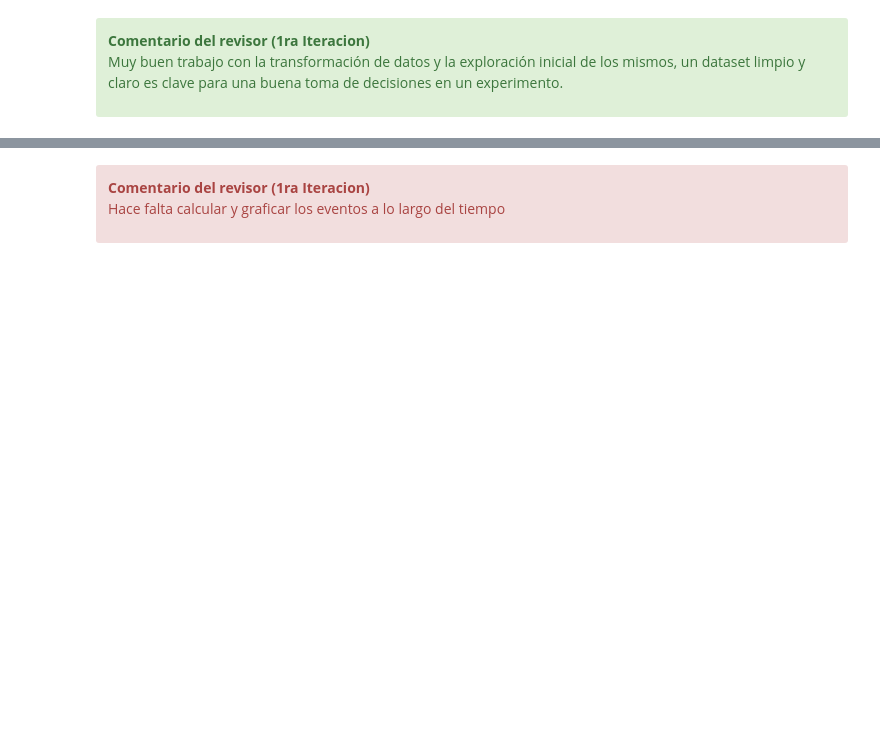
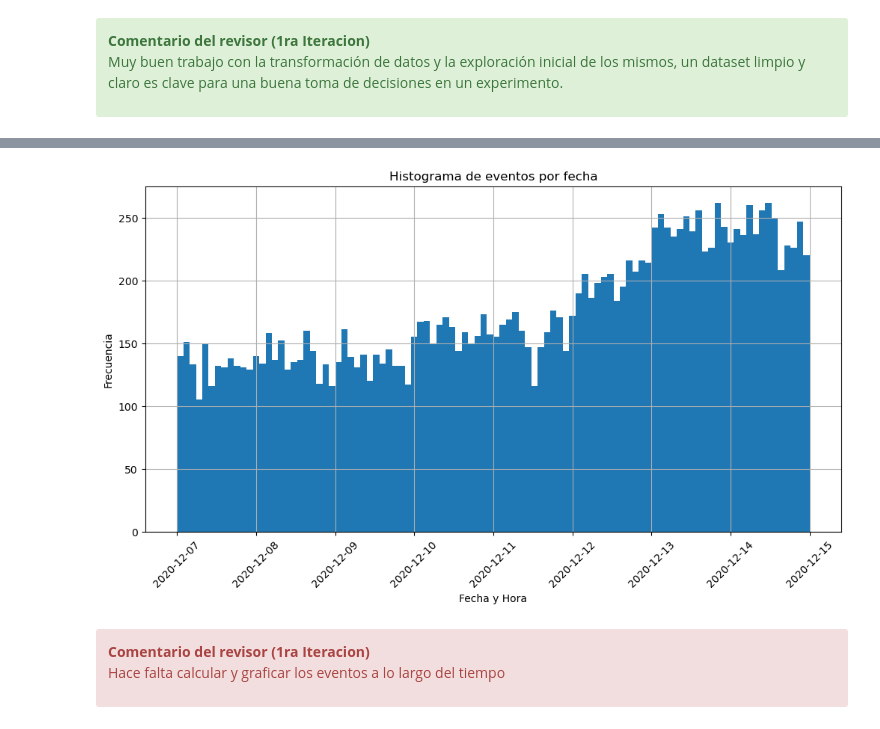
Before and after one commit to hukitan/tripleten, a Jupyter notebook: Proyectos_en_desarrollo/Proyecto Final/ab_Test_1it.ipynb, the cells around one changed output, grey strips where cells are left out. Cells and saved outputs as stored; diff of their text form; code cells hidden in the pictures; blank space fills up the shorter version.

```diff
--- a/Proyectos_en_desarrollo/Proyecto Final/ab_Test_1it.ipynb
+++ b/Proyectos_en_desarrollo/Proyecto Final/ab_Test_1it.ipynb
@@ -172,15 +172,36 @@ Duplicados:
 0
 # %% [markdown]
 ### No se encuentras particulatidades especiales para los datos
-# %%
-#Se convierten a fechas las columnas correspondientes
-new_users['first_date'] = pd.to_datetime(new_users['first_date'])
-events['event_dt'] = pd.to_datetime(events['event_dt'], errors='coerce')
-marketing_events['start_dt'] = pd.to_datetime(marketing_events['start_dt'])
-marketing_events['finish_dt'] = pd.to_datetime(marketing_events['finish_dt'])
+# %%
+# Convertir fechas a datetime
+new_users['first_date'] = pd.to_datetime(new_users['first_date'])
+events['event_dt'] = pd.to_datetime(events['event_dt'])
+marketing_events[['start_dt', 'finish_dt']] = marketing_events[[
+    'start_dt', 'finish_dt']].apply(pd.to_datetime)
+
+# Filtrar eventos dentro del período de la prueba (07/12/2020 - 01/01/2021)
+events = events[(events['event_dt'] >= '2020-12-07') &
+                (events['event_dt'] <= '2021-01-01')]
+
+# Unir eventos con información de grupos
+df = events.merge(participants, on='user_id', how='left')
 # %% [markdown]
 <div class="alert alert-block alert-success">
 <b>Comentario del revisor (1ra Iteracion)</b> <a class=“tocSkip”></a>
 
 Muy buen trabajo con la transformación de datos y la exploración inicial de los mismos, un dataset limpio y claro es clave para una buena toma de decisiones en un experimento.
 </div>
+# %%
+# ¿Qué periodo de tiempo cubren los datos? Encuentra la fecha máxima y mínima.
+print(f"Fecha mínima: {events['event_dt'].min()}")
+print(f"Fecha máxima: {events['event_dt'].max()}")
+
+# Traza un histograma por fecha y hora
+plt.figure(figsize=(12, 6))
+events['event_dt'].hist(bins=100)
+plt.xlabel('Fecha y Hora')
+plt.ylabel('Frecuencia')
+plt.title('Histograma de eventos por fecha')
+plt.xticks(rotation=45)
+plt.show()
+# %% [output]
@@ -187,3 +210,4 @@ Muy buen trabajo con la transformación de datos y la exploración inicial de lo
+[figure, added]
 # %% [markdown]
 <div class="alert alert-block alert-danger">
 <b>Comentario del revisor (1ra Iteracion)</b> <a class=“tocSkip”></a>
```
Also changed, not shown: parts of 5 cells of this notebook.
